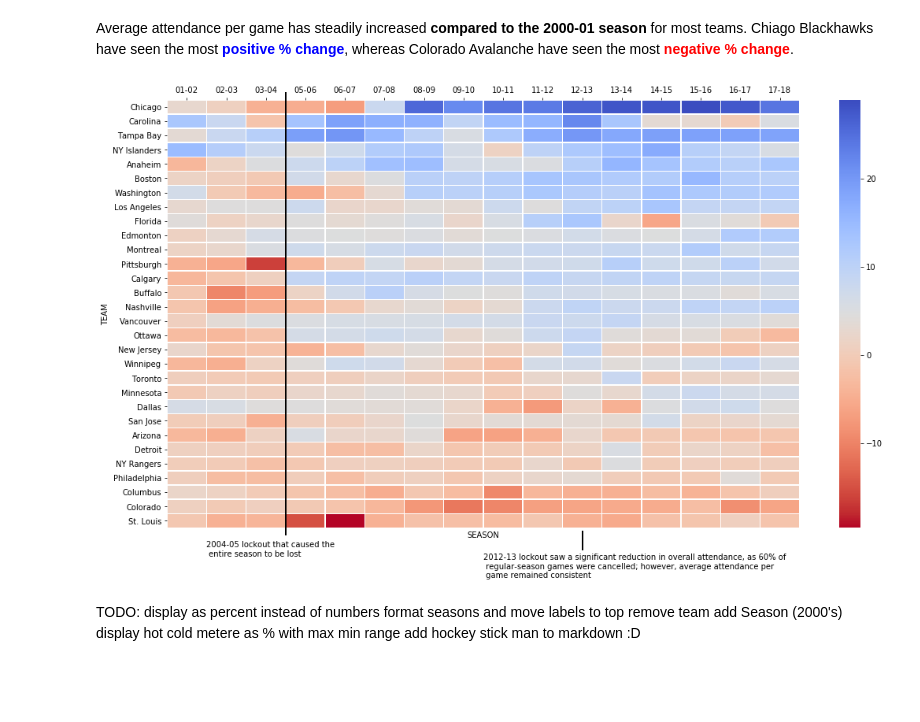
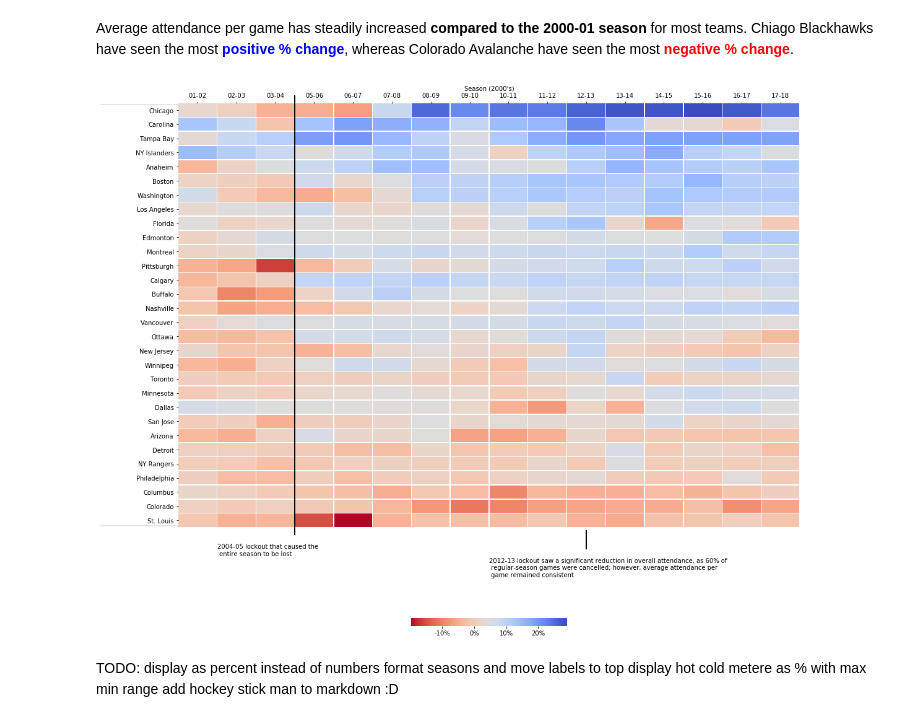
Before and after one commit to richhildebrand/makeover-monday-python, a Jupyter notebook: notebooks/2019 Week1 NHL Attendance/@idatadrew.ipynb, the cells around one changed output. Cells and saved outputs as stored; diff of their text form; code cells hidden in the pictures; blank space fills up the shorter version.

Commit message:
updated axis labels and adjused color scale for min / max values

```diff
--- a/notebooks/2019 Week1 NHL Attendance/@idatadrew.ipynb
+++ b/notebooks/2019 Week1 NHL Attendance/@idatadrew.ipynb
@@ -74,16 +74,20 @@ data['PERCENT CHANGE IN AVERAGE ATTENDANCE PER GAME'] = data.apply(lambda row:
 )
 
 data = data.query('SEASON != "2000-01"')
+
+max_change = data['PERCENT CHANGE IN AVERAGE ATTENDANCE PER GAME'].max()
+min_change = data['PERCENT CHANGE IN AVERAGE ATTENDANCE PER GAME'].min()
 data['SEASON'] = data['SEASON'].str[2:] # remove leading 20
 piviot_table = pd.pivot_table(data, values='PERCENT CHANGE IN AVERAGE ATTENDANCE PER GAME', index='TEAM',  columns='SEASON')
 # %%
-def sort_teams(df):
-    result = df.groupby('TEAM')['PERCENT CHANGE IN AVERAGE ATTENDANCE PER GAME'].sum().reset_index()
-    result = df.sort_values(by=['PERCENT CHANGE IN AVERAGE ATTENDANCE PER GAME'], ascending=False)
+def sort_teams(df, key):
+    result = df.groupby('TEAM')[key].sum().reset_index()
+    result = df.sort_values(by=[key], ascending=False)
     result = result['TEAM'].unique().tolist()
     return result
 
-team_order = sort_teams(data)
+team_order = sort_teams(data, 'PERCENT CHANGE IN AVERAGE ATTENDANCE PER GAME')
+#team_order = sort_teams(data, ' TOTAL ATTENDANCE ')
 piviot_table = piviot_table.reindex(team_order, axis=0)
 print(piviot_table.query('TEAM == "Chicago"'))
 # %% [output]
@@ -97,26 +101,33 @@ Chicago   26.3   27.9   27.8   28.9   27.5   24.3
 # %% [markdown]
 Average attendance per game has steadily increased **compared to the 2000-01 season** for most teams. Chiago Blackhawks have seen the most <font color=blue>**positive % change**</font>, whereas Colorado Avalanche have seen the most <font color=red>**negative % change**</font>.
 # %%
-plt.figure(figsize=(18, 10))
-ax = sns.heatmap(piviot_table, linewidth=0.5, cmap="coolwarm_r")
+plt.figure(figsize=(18, 18))
+
+#sns.set(font_scale=1.8)
+cbar_kws={'orientation': 'horizontal', 'shrink': 0.25, 'format': '%.0f%%'}
+ax = sns.heatmap(piviot_table, linewidth=0.5, cmap="coolwarm_r", cbar_kws=cbar_kws, vmax=max_change, vmin=min_change)
 ax.xaxis.tick_top()
 
 ax.annotate('2004-05 lockout that caused the\n entire season to be lost', xy=(1, 1), xytext=(1, 32))
-first_lockout = plt.plot([3, 3], [-0.5, 30.5], 'k', linewidth=2)
-first_lockout[0].set_clip_on(False)
+plt.plot([3, 3], [-0.5, 30.5], 'k', linewidth=2)[0].set_clip_on(False)
 
 ax.annotate('2012-13 lockout saw a significant reduction in overall attendance, as 60% of\n regular-season games were cancelled; however, average attendance per\n game remained consistent', xy=(1, 1), xytext=(8, 33.5))
-second_lockout = plt.plot([10.5, 10.5], [30.25, 31.5], 'k', linewidth=2)
-second_lockout[0].set_clip_on(False)
+plt.plot([10.5, 10.5], [30.25, 31.5], 'k', linewidth=2)[0].set_clip_on(False)
+
+plt.plot([-2, 0], [29.9, 29.9], 'k', linewidth=0.2)[0].set_clip_on(False)
+plt.plot([-2, 0], [0.1, 0.1], 'k', linewidth=0.2)[0].set_clip_on(False)
+
+
+ax.set_ylabel('')
+ax.set_xlabel("Season (2000's)")
+ax.xaxis.set_label_position('top')
 
 plt.show()
 # %% [output]
-[figure, old version]
+[figure, new version]
 # %% [markdown]
 TODO:
     display as percent instead of numbers
     format seasons and move labels to top
-    remove team
-    add Season (2000's)
     display hot cold metere as % with max min range
     add hockey stick man to markdown :D
```
